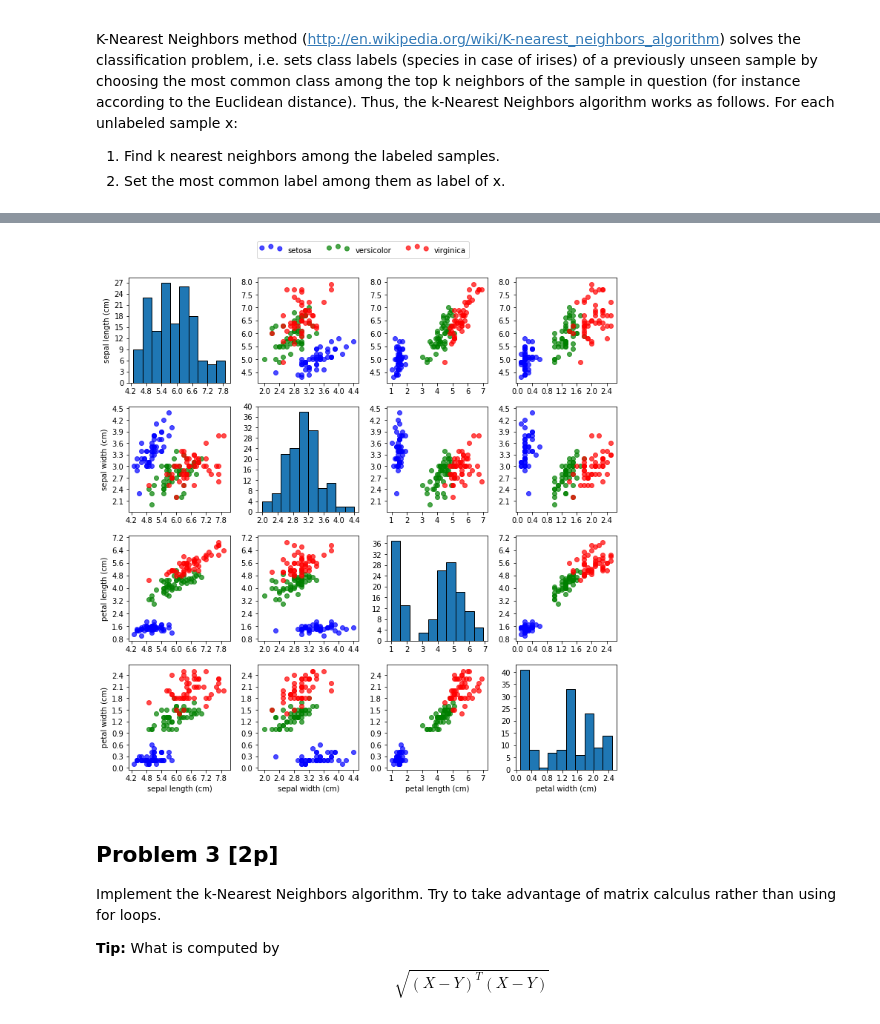
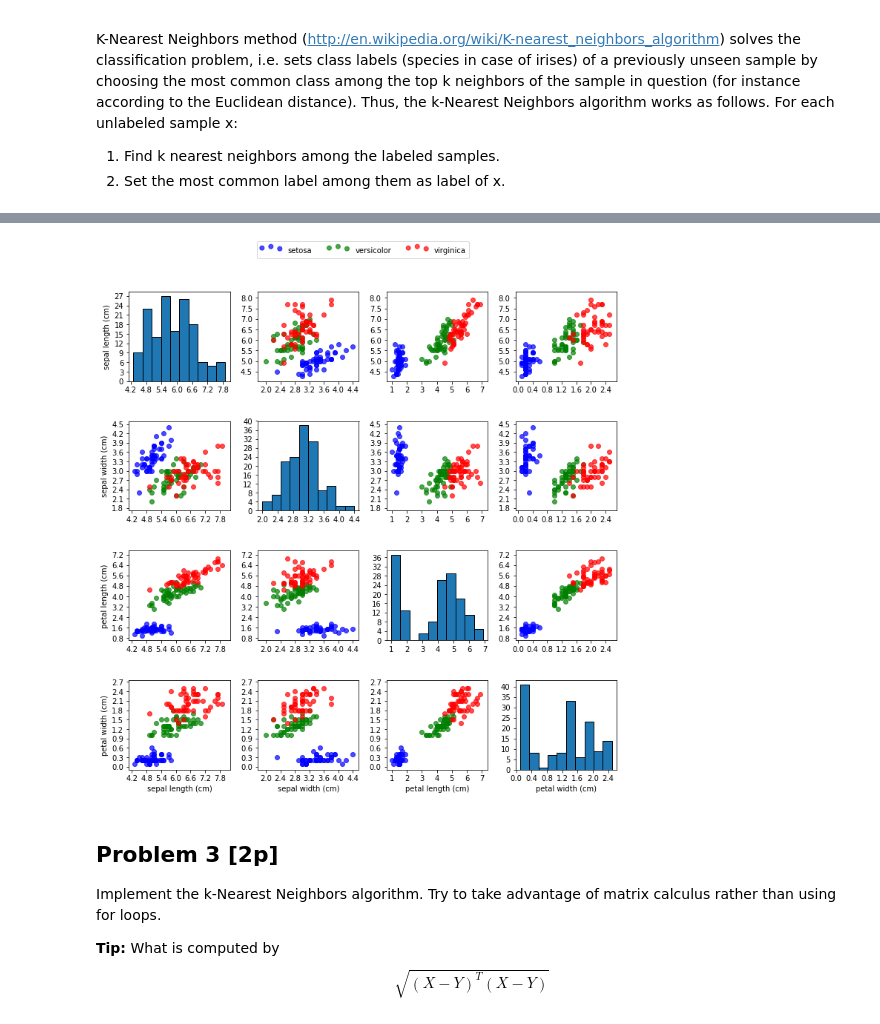
Before and after one commit to wfica/neural_networks, a Jupyter notebook: assignment1/Assignment1.ipynb, the cells around one changed output, grey strips where cells are left out. Drawn from its saved outputs; the diff is of its cells as text; code cells hidden in the pictures.

```diff
--- a/assignment1/Assignment1.ipynb
+++ b/assignment1/Assignment1.ipynb
@@ -282,41 +284,43 @@ K-Nearest Neighbors method (http://en.wikipedia.org/wiki/K-nearest_neighbors_alg
 
 <img src="iris4x4.png"/>
 # %%
-pylab.rcParams['figure.figsize'] = 10, 10
+#pylab.rcParams['figure.figsize'] = 10, 10
 from sklearn.datasets import load_iris
 iris = load_iris()
 
 def scatter_plot(ax, i, j):
     Y = iris.data[:, i]
     X = iris.data[:, j]
     for target in set(iris.target):
         example_ids = target == iris.target
         ax.scatter(X[example_ids], Y[example_ids],
             label=iris.target_names[target], color='bgr'[target],
             marker='o', alpha=0.7)
 
 
 fig, ax = plt.subplots(4, 4)
 
 for i in range(4):
     for j in range(4):
         if i == j:
             ax[i,i].hist(iris.data[:, i], edgecolor='k')
         else:
             scatter_plot(ax[i,j], i, j)
         ax[i,j].xaxis.set_major_locator(plt.MaxNLocator(7))
         ax[i,j].yaxis.set_major_locator(plt.MaxNLocator(10))
 
 for i in range(4):
     ax[i, 0].set_ylabel( iris.feature_names[i])
     ax[3, i].set_xlabel( iris.feature_names[i])
 
 plt.tight_layout()
 handles, labels = ax[0,1].get_legend_handles_labels()
 fig.legend(handles, labels, 'upper center',ncol=3, scatterpoints=3,
            bbox_to_anchor=(0.5,1.05), handlelength=3, handleheight=2);
+fig.set_size_inches((10,10))
+fig.set_tight_layout(True)
 # %% [output]
-[figure, old version]
+[figure, new version]
 # %% [markdown]
 ## Problem 3 [2p]
 
```
Also changed, not shown: parts of 17 cells of this notebook.
